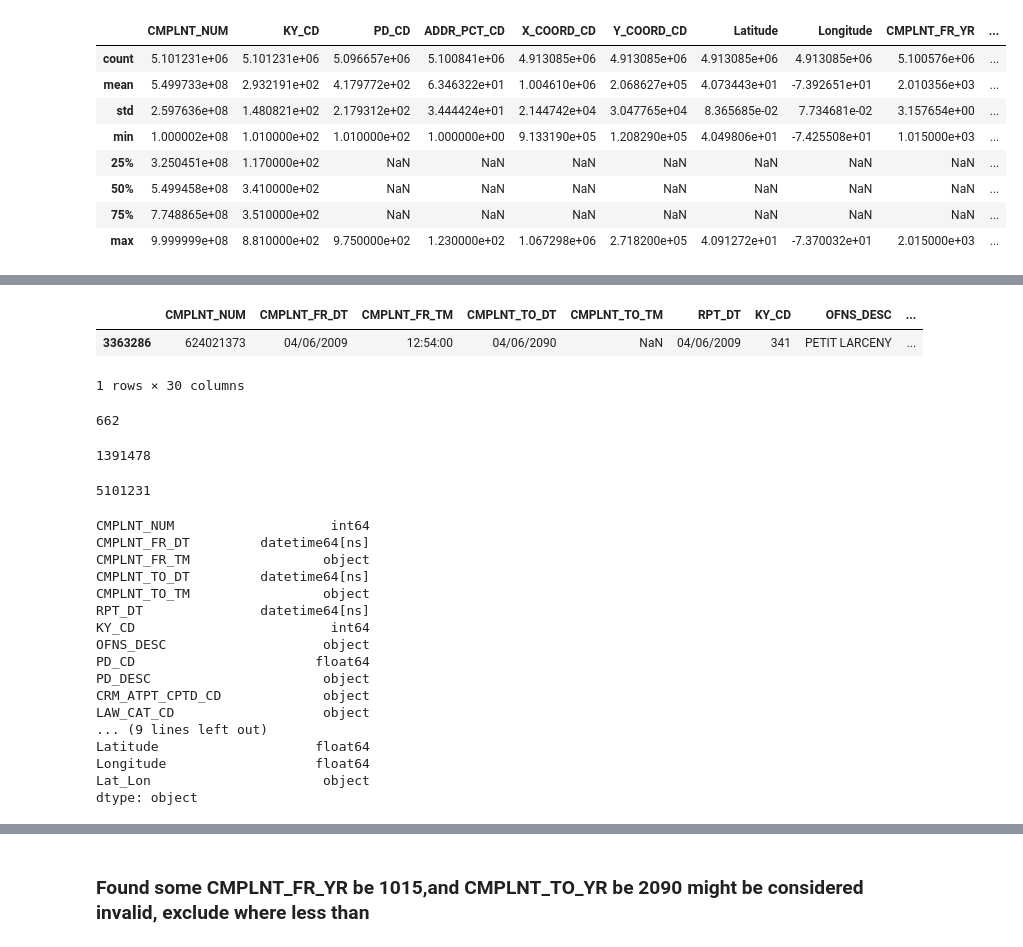
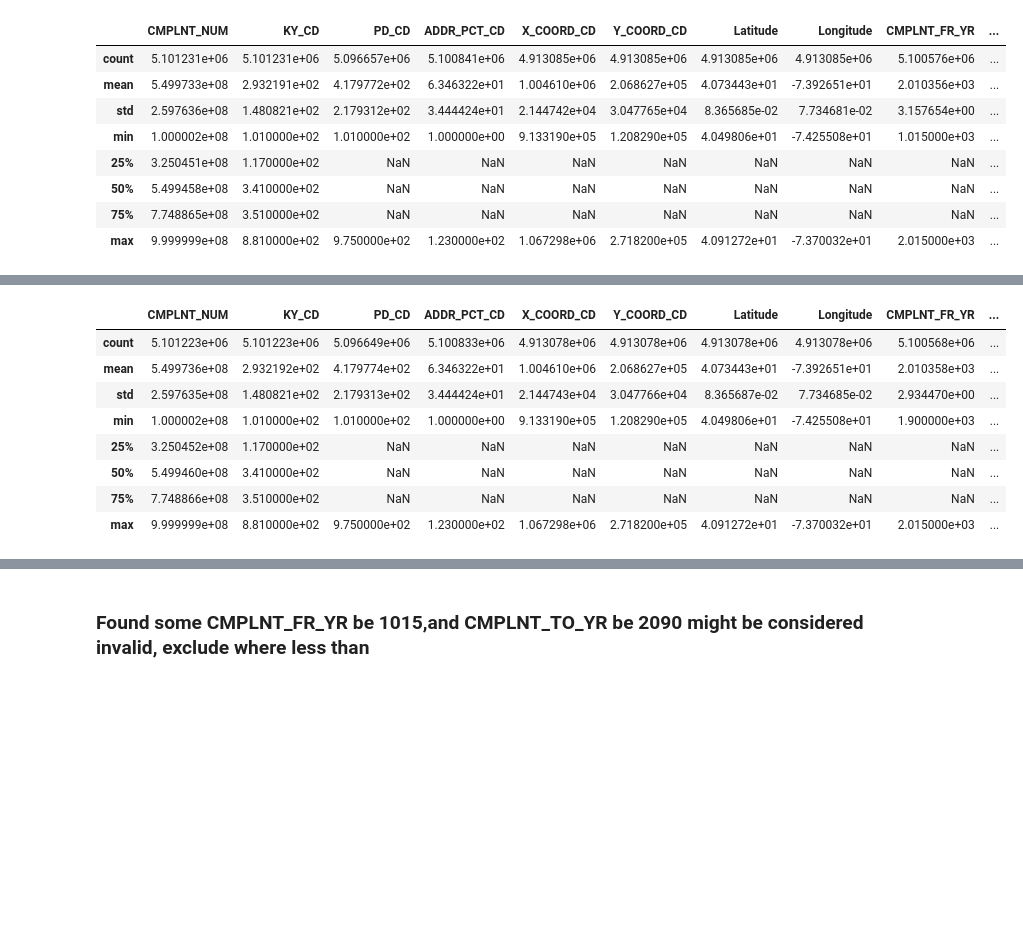
Before and after one commit to WangVictor/BigDataProject, a Jupyter notebook: DataExploration.ipynb, the cells around one changed output, grey strips where cells are left out. Cells and saved outputs as stored; diff of their text form; code cells hidden in the pictures; blank space fills up the shorter version.

```diff
--- a/DataExploration.ipynb
+++ b/DataExploration.ipynb
@@ -122,8 +124,2 @@ cleaned_data[cleaned_data["CMPLNT_FR_YR"]<1900]
 # %%
-cleaned_data[cleaned_data["CMPLNT_TO_YR"]>2020]
+drop_index=drop_index.append(cleaned_data[cleaned_data["CMPLNT_TO_YR"]>2020].index)
-# %% [output]
-|  | CMPLNT_NUM | CMPLNT_FR_DT | CMPLNT_FR_TM | CMPLNT_TO_DT | CMPLNT_TO_TM | RPT_DT | KY_CD | OFNS_DESC | ... |
-| 3363286 | 624021373 | 04/06/2009 | 12:54:00 | 04/06/2090 | NaN | 04/06/2009 | 341 | PETIT LARCENY | ... |
-1 rows × 30 columns
-# %%
-cleaned_data=data[(data["CMPLNT_FR_YR"]>1900) & (data["CMPLNT_TO_YR"]<2020)
@@ -133,12 +125,0 @@ cleaned_data["CMPLNT_TO_DT"]=pd.to_datetime(cleaned_data["CMPLNT_TO_DT"],errors=
-# %%
-sum(cleaned_data.CMPLNT_FR_DT.isnull())
-# %% [output]
-662
-# %%
-sum(cleaned_data.CMPLNT_TO_DT.isnull())
-# %% [output]
-1391478
-# %%
-len(cleaned_data)
-# %% [output]
-5101231
@@ -147,20 +128,12 @@ cleaned_data.CMPLNT_FR_DT=pd.to_datetime(cleaned_data.CMPLNT_FR_DT,errors="coerc
 # %%
-cleaned_data.dtypes
+cleaned_data.describe()
 # %% [output]
-CMPLNT_NUM                    int64
-CMPLNT_FR_DT         datetime64[ns]
-CMPLNT_FR_TM                 object
-CMPLNT_TO_DT         datetime64[ns]
-CMPLNT_TO_TM                 object
-RPT_DT               datetime64[ns]
-KY_CD                         int64
-OFNS_DESC                    object
-PD_CD                       float64
-PD_DESC                      object
-CRM_ATPT_CPTD_CD             object
-LAW_CAT_CD                   object
-... (9 lines left out)
-Latitude                    float64
-Longitude                   float64
-Lat_Lon                      object
-dtype: object
+|  | CMPLNT_NUM | KY_CD | PD_CD | ADDR_PCT_CD | X_COORD_CD | Y_COORD_CD | Latitude | Longitude | CMPLNT_FR_YR | ... |
+| count | 5.101223e+06 | 5.101223e+06 | 5.096649e+06 | 5.100833e+06 | 4.913078e+06 | 4.913078e+06 | 4.913078e+06 | 4.913078e+06 | 5.100568e+06 | ... |
+| mean | 5.499736e+08 | 2.932192e+02 | 4.179774e+02 | 6.346322e+01 | 1.004610e+06 | 2.068627e+05 | 4.073443e+01 | -7.392651e+01 | 2.010358e+03 | ... |
+| std | 2.597635e+08 | 1.480821e+02 | 2.179313e+02 | 3.444424e+01 | 2.144743e+04 | 3.047766e+04 | 8.365687e-02 | 7.734685e-02 | 2.934470e+00 | ... |
+| min | 1.000002e+08 | 1.010000e+02 | 1.010000e+02 | 1.000000e+00 | 9.133190e+05 | 1.208290e+05 | 4.049806e+01 | -7.425508e+01 | 1.900000e+03 | ... |
+| 25% | 3.250452e+08 | 1.170000e+02 | NaN | NaN | NaN | NaN | NaN | NaN | NaN | ... |
+| 50% | 5.499460e+08 | 3.410000e+02 | NaN | NaN | NaN | NaN | NaN | NaN | NaN | ... |
+| 75% | 7.748866e+08 | 3.510000e+02 | NaN | NaN | NaN | NaN | NaN | NaN | NaN | ... |
+| max | 9.999999e+08 | 8.810000e+02 | 9.750000e+02 | 1.230000e+02 | 1.067298e+06 | 2.718200e+05 | 4.091272e+01 | -7.370032e+01 | 2.015000e+03 | ... |
```
Also changed, not shown: parts of 33 cells of this notebook, 2 other files.
